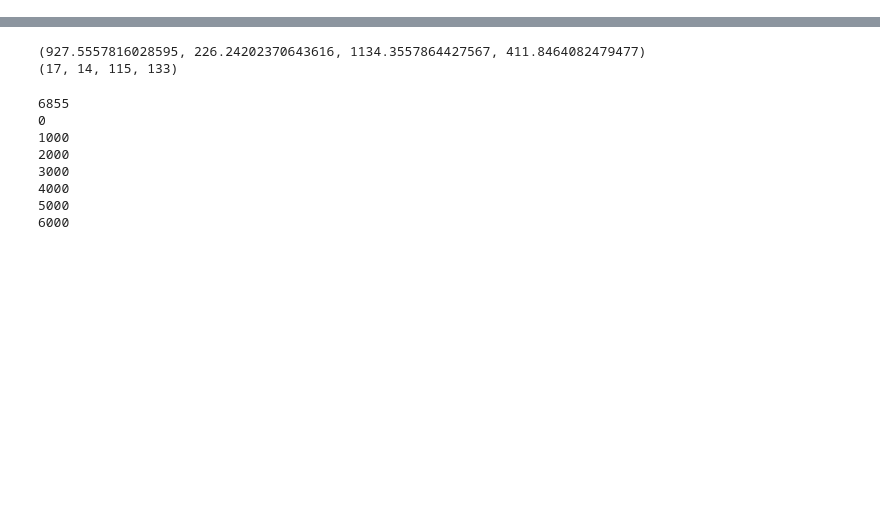
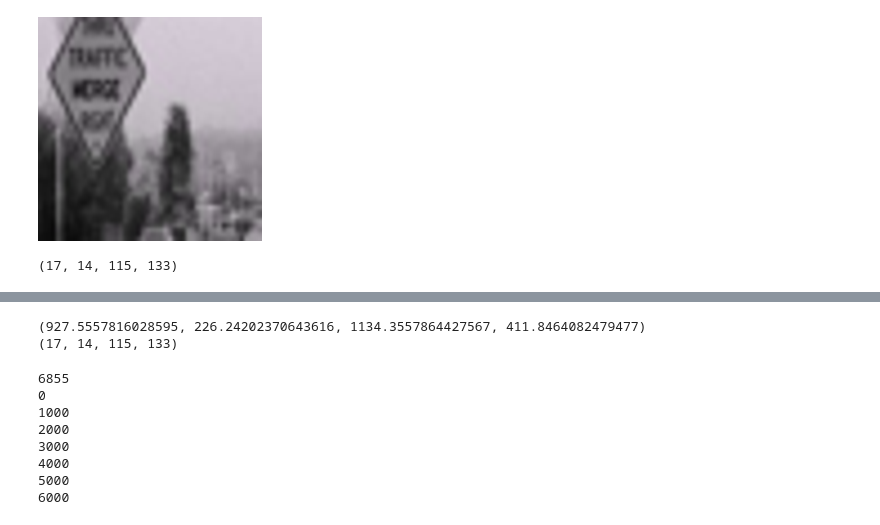
Before and after one commit to dokeefemain/AlphaSign, a Jupyter notebook: TrainBB.ipynb, the cells around one changed output, grey strips where cells are left out. Saved outputs shown, nothing was run; the diff lists cells and outputs as text; code cells hidden in the pictures; blank space fills up the shorter version.

```diff
--- a/TrainBB.ipynb
+++ b/TrainBB.ipynb
@@ -13,0 +351,3 @@ alex_b = tf.keras.models.load_model('App/lib/models/alex_bb')
+# %%
+z_train /= 224
+z_test /= 224
@@ -13,0 +491,17 @@ alex_b = tf.keras.models.load_model('App/lib/models/alex_bb')
+# %%
+z_train_pred = alex_b.predict(X_train)
+z_test_pred = alex_b.predict(X_test)
+np.save("lib/datasets/z_train_pred.npy",z_train_pred)
+np.save("lib/datasets/z_train_pred.npy",z_test_pred)
+# %%
+print(z_train_pred[500])
+print(z_train[500])
+y_true = z_train
+y_pred = z_train_pred
+results = []
+for i in range(0,y_true.shape[0]):
+    intersect = np.sum( y_true[i,:] * y_pred[i,:] )
+    union = np.sum( y_true[i,:] ) + np.sum( y_pred[i,:] ) - intersect + 1e-7
+    iou = np.mean((intersect/union)).astype(np.float32)
+    results.append( iou )
+np.mean(results)
@@ -13,0 +531,7 @@ alex_b = tf.keras.models.load_model('App/lib/models/alex_bb')
+# %%
+tmp1 = tmp.crop((50,50,100,100))
+display(tmp1.resize((224,224)))
+print((all_ann['Upper left corner X'][i],all_ann['Upper left corner Y'][i],all_ann['Lower right corner X'][i],all_ann['Lower right corner Y'][i]))
+# %% [output]
+[figure, added]
+(17, 14, 115, 133)
```
Also changed, not shown: parts of 32 cells of this notebook, 6 other files.
